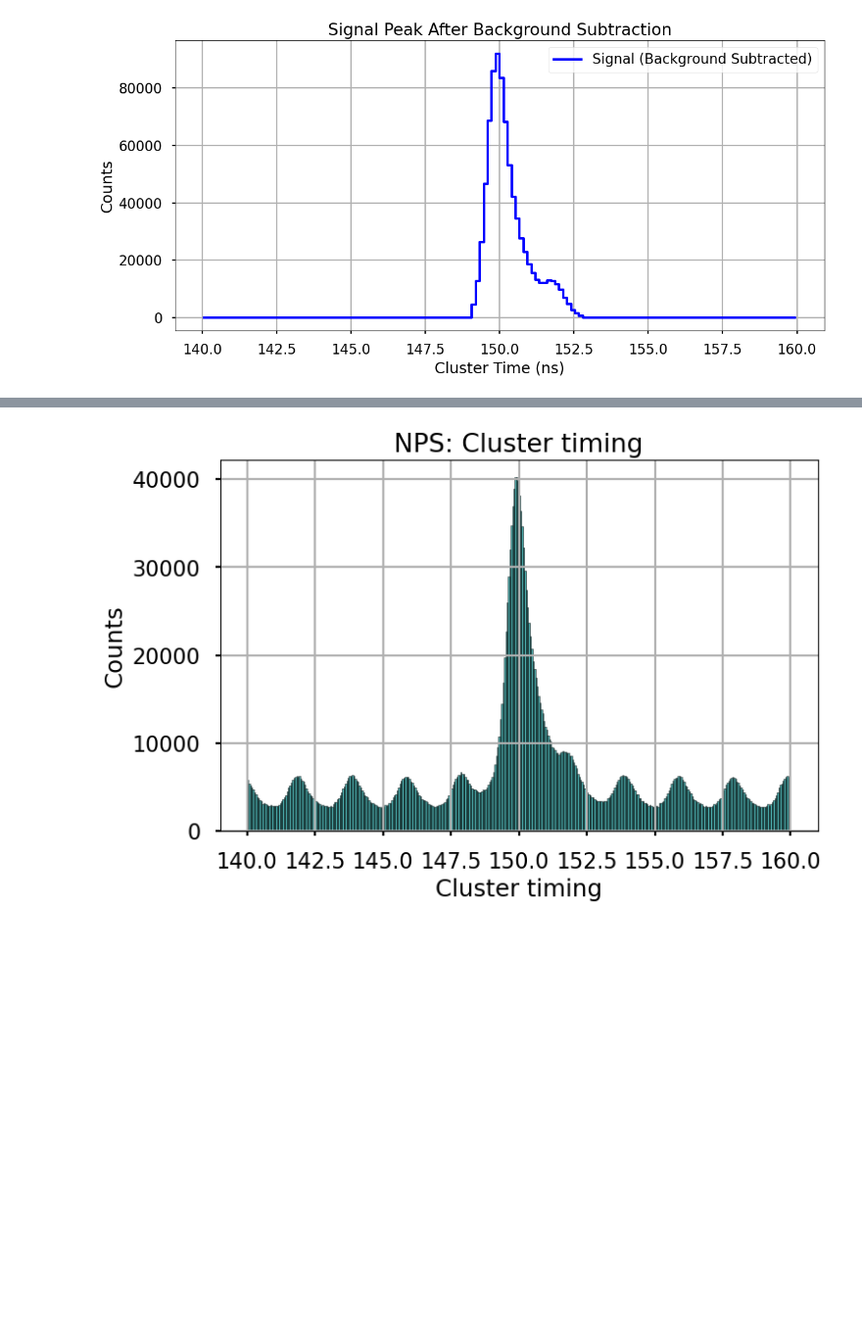
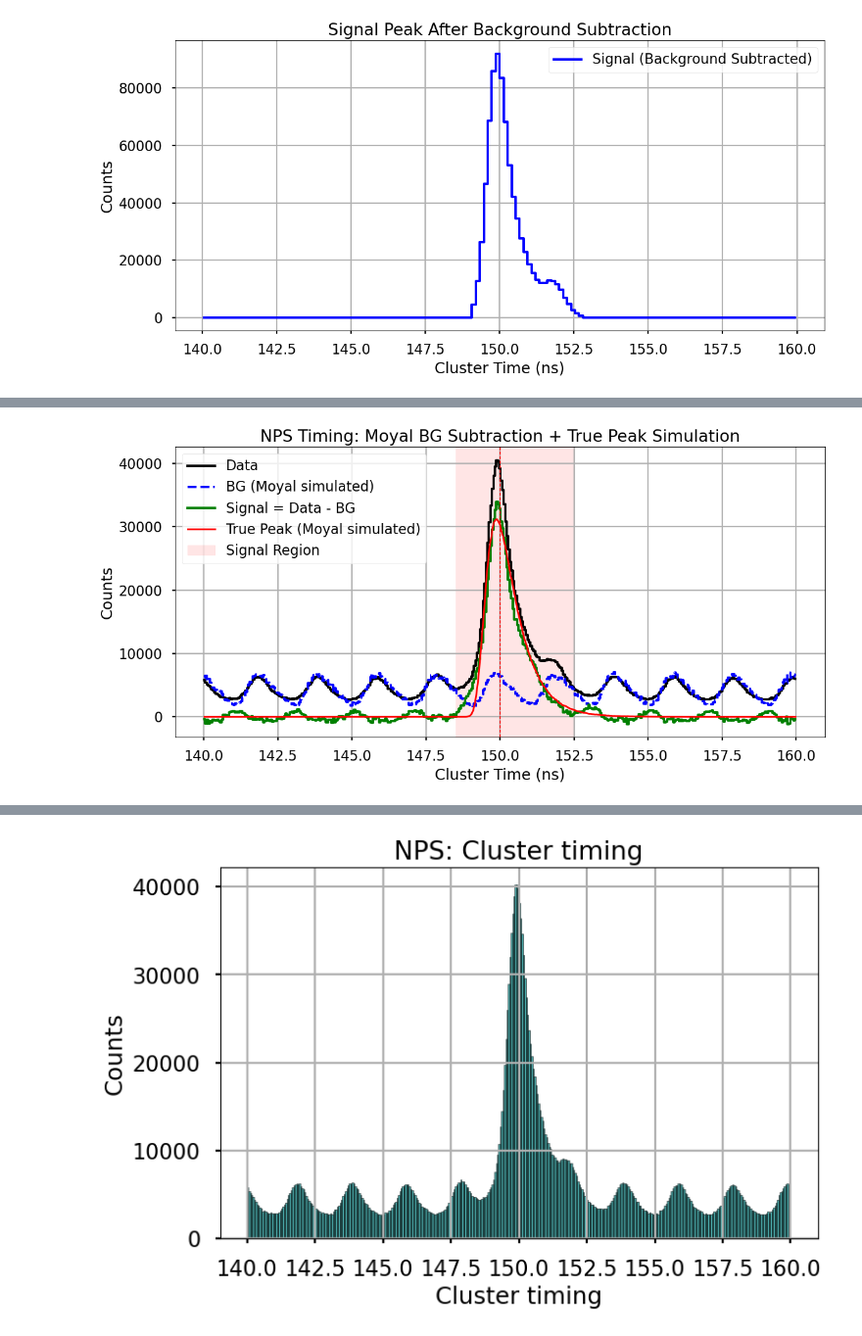
Before and after one commit to avnishphy/nps_analysis, a Jupyter notebook: pi0_analysis/exclusive_pi0.ipynb, the cells around one changed output, grey strips where cells are left out. Shown at 98% size. Saved outputs shown, nothing was run; the diff lists cells and outputs as text; code cells hidden in the pictures; blank space fills up the shorter version.

```diff
--- a/pi0_analysis/exclusive_pi0.ipynb
+++ b/pi0_analysis/exclusive_pi0.ipynb
@@ -903,0 +632,79 @@ plt.show()
+# %%
+import numpy as np
+import matplotlib.pyplot as plt
+from scipy.stats import moyal
+from scipy.stats import landau
+import awkward as ak
+
+# === Load real data ===
+clusT = ak.to_numpy(ak.flatten(branches["NPS.cal.clusT"]))
+
+# === Parameters ===
+beam_bucket_spacing = 2.0        # ns
+n_buckets = 200                  # +/- 400 ns window
+true_peak_time = 150.0           # ns
+timing_resolution = 0.34          # ns
+n_true_events = 1000000
+n_bg_per_bucket = 16000
+# time_offset = -0.1 # Landau
+time_offset = 0.119 # Moyal
+
+# === Histogram bins ===
+bins = np.linspace(140, 160, 400)
+bin_centers = 0.5 * (bins[1:] + bins[:-1])
+
+# === Simulate Background using Moyal ===
+bg_times = []
+for i in range(-n_buckets, n_buckets + 1):
+    t_bucket = true_peak_time + i * beam_bucket_spacing
+    bg_cluster_times = moyal.rvs(loc=t_bucket - time_offset, scale=timing_resolution, size=n_bg_per_bucket)
+    bg_times.extend(bg_cluster_times)
+
+bg_times = np.array(bg_times)
+
+# === Histogram data and background ===
+hist_data, _ = np.histogram(clusT, bins=bins)
+hist_bg, _ = np.histogram(bg_times, bins=bins)
+
+# === Background normalization using sidebands ===
+sideband_mask = ((bin_centers < 148.5) | (bin_centers > 152.5))
+data_sb_sum = np.sum(hist_data[sideband_mask])
+sim_sb_sum = np.sum(hist_bg[sideband_mask])
+scale_factor_bg = data_sb_sum / sim_sb_sum if sim_sb_sum > 0 else 0
+scaled_bg = hist_bg * scale_factor_bg
+
+# === Background-subtracted signal ===
+subtracted = hist_data - scaled_bg
+
+# === Simulate true signal using Moyal ===
+true_signal_sim_samples = moyal.rvs(loc=true_peak_time - time_offset, scale=timing_resolution, size=n_true_events)
+hist_true_signal_sim, _ = np.histogram(true_signal_sim_samples, bins=bins)
+# hist_true_signal_sim = hist_true_signal_sim / np.sum(hist_true_signal_sim)  # Normalize
+
+# === Normalize true peak to match signal region area ===
+signal_region_mask = ((bin_centers > 148.5) & (bin_centers < 152.5))
+area_data_signal = np.sum(subtracted[signal_region_mask])
+area_true_sim = np.sum(hist_true_signal_sim[signal_region_mask])
+scale_factor_signal = area_data_signal / area_true_sim if area_true_sim > 0 else 0
+scaled_true_signal = hist_true_signal_sim * scale_factor_signal
+
+# === Plot ===
+plt.figure(figsize=(12, 6))
+plt.step(bin_centers, hist_data, where='mid', color='black', label='Data')
+plt.step(bin_centers, scaled_bg, where='mid', color='blue', linestyle='--', label='BG (Moyal simulated)')
+plt.step(bin_centers, subtracted, where='mid', color='green', label='Signal = Data - BG')
+plt.plot(bin_centers, scaled_true_signal, color='red', lw=2, label='True Peak (Moyal simulated)')
+plt.axvspan(148.5, 152.5, color='red', alpha=0.1, label='Signal Region')
+plt.axvline(true_peak_time, color='red', linestyle='--', linewidth=1)
+plt.xlabel("Cluster Time (ns)")
+plt.ylabel("Counts")
+plt.title("NPS Timing: Moyal BG Subtraction + True Peak Simulation")
+plt.legend()
+plt.grid(True)
+plt.tight_layout()
+plt.show()
+
+print(f"Scale factor for background: {scale_factor_bg:.3f}")
+print(f"Scale factor for simulated true peak: {scale_factor_signal:.3f}")
+# %% [output]
+[figure, added]
```
Also changed, not shown: parts of 6 cells of this notebook, 2 other files.
